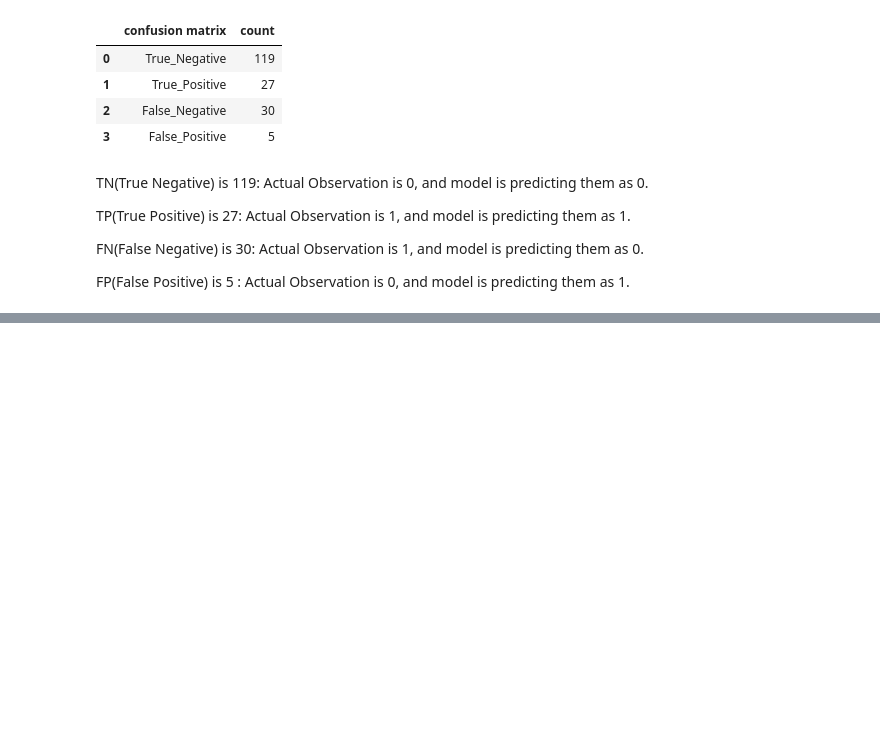
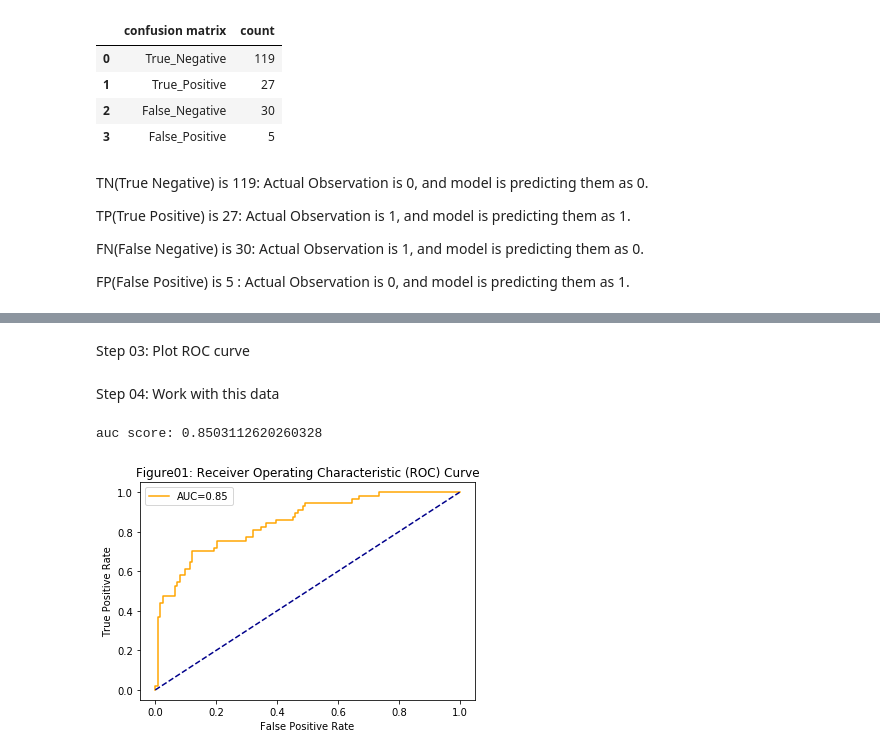
Before and after one commit to YALINYAN-YU/DAV6150, a Jupyter notebook: Y_Yan_assn_M5.ipynb, the cells around one changed output, grey strips where cells are left out. Cells and saved outputs as stored; diff of their text form; code cells hidden in the pictures; blank space fills up the shorter version.

```diff
--- a/Y_Yan_assn_M5.ipynb
+++ b/Y_Yan_assn_M5.ipynb
@@ -98,0 +258,36 @@ def compute_accuracy(y_true, y_pred):
+# %% [markdown]
+Step 03: Plot ROC curve
+# %%
+def plot_roc_curve(y_true, y_score):
+    # convert count to rate, append 0 to
+    # both true positive and false positive
+    # so the visualization will start from origin (0, 0)
+    tpr = np.hstack((0, tps / tps[-1]))
+    fpr = np.hstack((0, fps / fps[-1]))
+    plt.plot(fpr, tpr, color='orange', label='AUC=%0.2f'%auc_score)
+    plt.plot([0, 1], [0, 1], color='darkblue', linestyle='--')
+    plt.xlabel('False Positive Rate')
+    plt.ylabel('True Positive Rate')
+    plt.title('Figure01: Receiver Operating Characteristic (ROC) Curve')
+    plt.legend()
+    plt.show()
+# %% [markdown]
+Step 04: Work with this data
+# %%
+# set up data
+import numpy as np
+y_true = np.array(df['class'])
+y_score = np.array(df['scored.probability'])
+# %%
+# Step01: Calculate tps, fps, and thresholds
+tps, fps, thresholds = _binary_clf_curve(y_true, y_score)
+
+# Step 02: Calculate AUC
+auc_score = _roc_auc_score(y_true, y_score)
+print('auc score:', auc_score)
+
+# Step 03: Plot ROC curve
+plot_roc_curve(y_true, y_score)
+# %% [output]
+auc score: 0.8503112620260328
+[figure, added]
```
Also changed, not shown: parts of 38 cells of this notebook.
